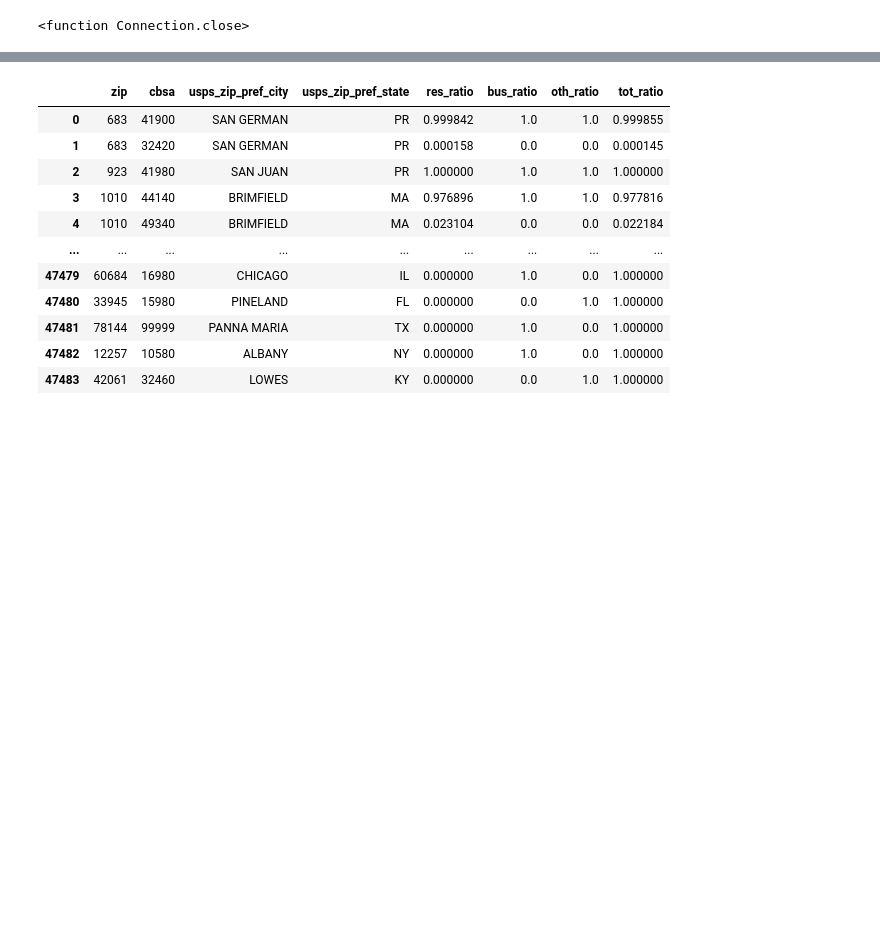
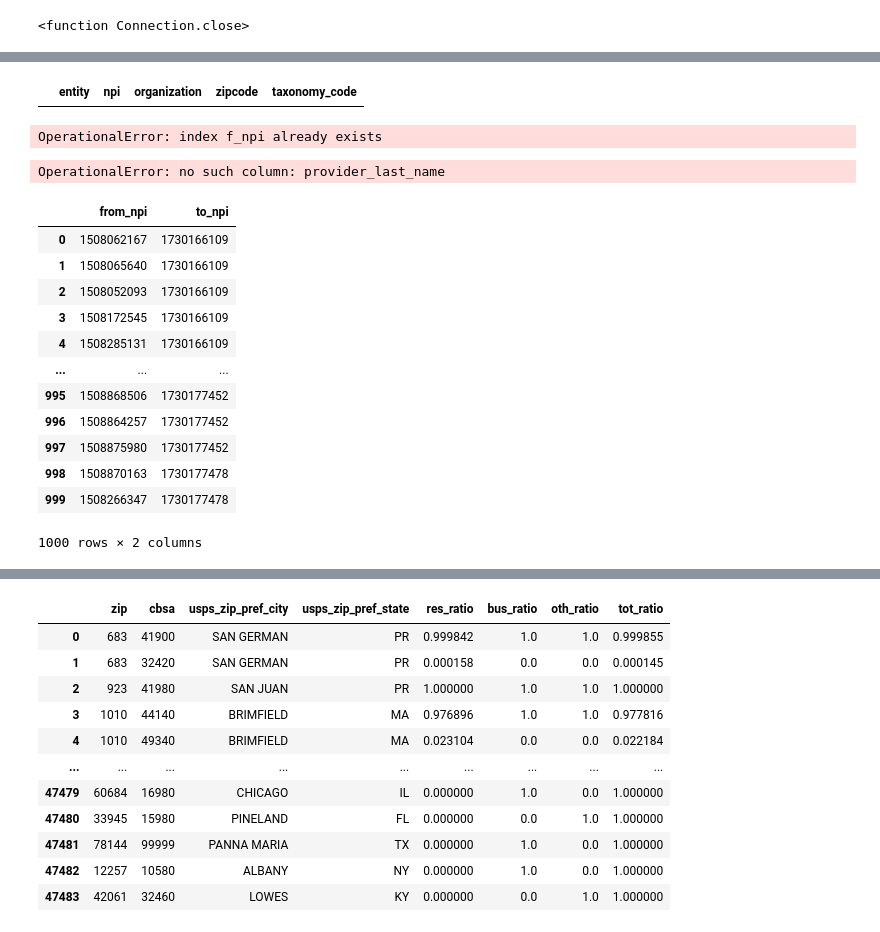
Before and after one commit to hcgreer/hop_team-team_blimp, a Jupyter notebook: hop_team.ipynb, the cells around one changed output, grey strips where cells are left out. Cells and saved outputs as stored; diff of their text form; code cells hidden in the pictures; blank space fills up the shorter version.

```diff
--- a/hop_team.ipynb
+++ b/hop_team.ipynb
@@ -253,0 +251,32 @@ OperationalError: no such column: provider_last_name
+# %%
+profile
+# %% [output]
+|  | entity | npi | organization | zipcode | taxonomy_code |
+# %%
+db = sqlite3.connect('hop_teaming.sqlite')
+
+db.execute('CREATE INDEX f_npi ON hop(from_npi)')
+db.execute('CREATE INDEX t_npi ON hop(to_npi)')
+
+db.close()
+# %% [output]
+OperationalError: index f_npi already exists
+# %%
+db = sqlite3.connect('hop_teaming.sqlite')
+
+db.execute('CREATE INDEX prov_last_name ON npi_data(provider_last_name)')
+
+
+
+db.close()
+
+#db.execute('CREATE INDEX prov_first_name ON npi(provider_first_name)')
+#db.execute('CREATE INDEX prov_prefix ON npi(provider_name_prefix_text)')
+#db.execute('CREATE INDEX prov_suffix ON npi( provider_name_suffix_text)')
+#db.execute('CREATE INDEX prov_suffix ON npi( provider_name_suffix_text)')
+#db.execute('CREATE INDEX prov_practice_zip ON npi(provider_business_practice_location_address_postal_code)')
+
+#provider_last_name_(legal_name)	provider_first_name	provider_middle_name
+#provider_name_prefix_text provider_name_suffix_text	provider_business_practice_location_address_postal_code
+# %% [output]
+OperationalError: no such column: provider_last_name
@@ -253,0 +292,16 @@ OperationalError: no such column: provider_last_name
+# %%
+npi_sqlite
+# %% [output]
+|  | from_npi | to_npi |
+| 0 | 1508062167 | 1730166109 |
+| 1 | 1508065640 | 1730166109 |
+| 2 | 1508052093 | 1730166109 |
+| 3 | 1508172545 | 1730166109 |
+| 4 | 1508285131 | 1730166109 |
+| ... | ... | ... |
+| 995 | 1508868506 | 1730177452 |
+| 996 | 1508864257 | 1730177452 |
+| 997 | 1508875980 | 1730177452 |
+| 998 | 1508870163 | 1730177478 |
+| 999 | 1508266347 | 1730177478 |
+1000 rows × 2 columns
```
Also changed, not shown: parts of 25 cells of this notebook.
